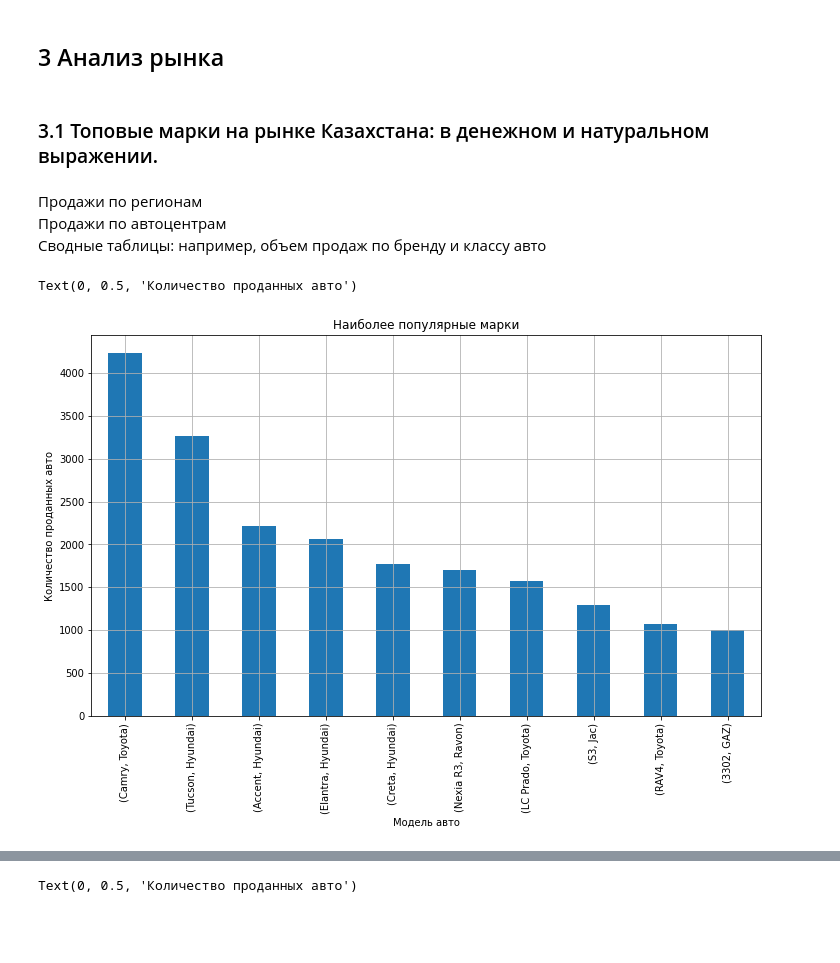
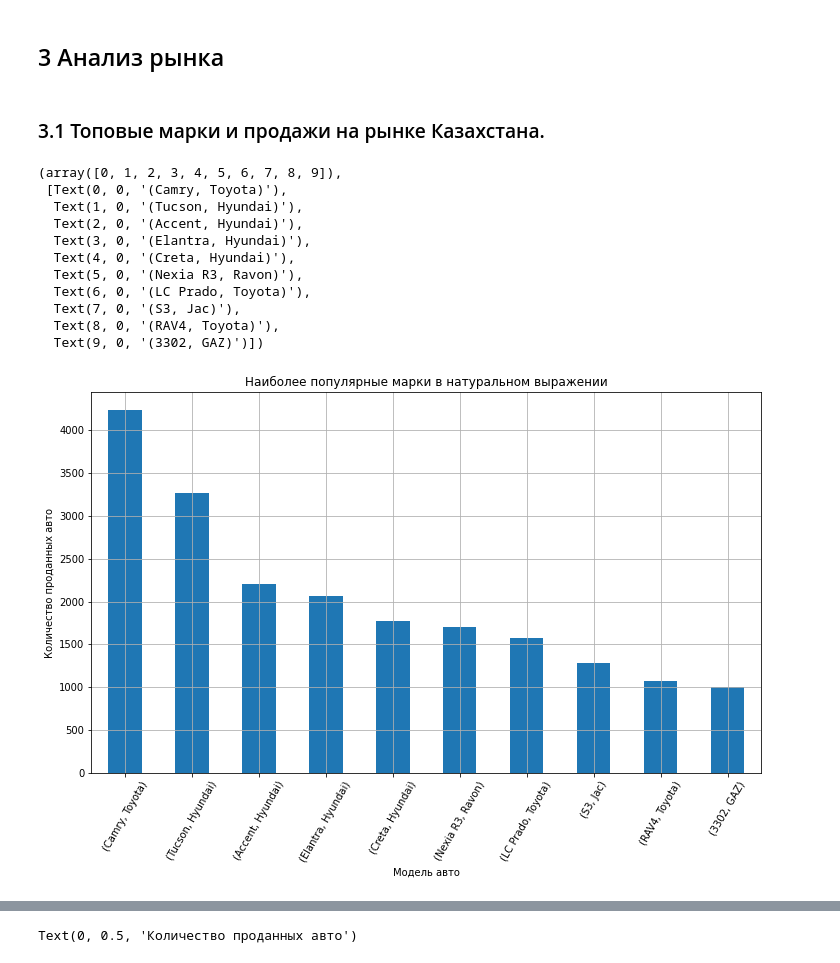
Before and after one commit to Heensz/analysis-of-the-car-market-of-Kazakhstan, a Jupyter notebook: Анализ авторынка Казахстана.ipynb, the cells around one changed output, grey strips where cells are left out. Drawn from its saved outputs; the diff is of its cells as text; code cells hidden in the pictures; blank space fills up the shorter version.

```diff
--- a/Анализ авторынка Казахстана.ipynb
+++ b/Анализ авторынка Казахстана.ipynb
@@ -1124,18 +1136,24 @@ plt.scatter(df['customer_type'], df['sale_usd'])
 # %% [markdown]
 ## 3 Анализ рынка
 # %% [markdown]
-### 3.1 Топовые марки на рынке Казахстана: в денежном и натуральном выражении.
+### 3.1 Топовые марки и продажи на рынке Казахстана.
-# %% [markdown]
-
-Продажи по регионам
-Продажи по автоцентрам
-Сводные таблицы: например, объем продаж по бренду и классу авто
 # %%
 plt.figure(figsize=(12, 7))
 df.groupby(['model','brand'])['model'].count().sort_values(ascending=False).head(10).plot(kind='bar', figsize=(12,7), grid=True)
-plt.title('Наиболее популярные марки')
+plt.title('Наиболее популярные марки в натуральном выражении')
 plt.xlabel('Модель авто')
 plt.ylabel('Количество проданных авто')
+plt.xticks(rotation=60)
 # %% [output]
-Text(0, 0.5, 'Количество проданных авто')
+(array([0, 1, 2, 3, 4, 5, 6, 7, 8, 9]),
+ [Text(0, 0, '(Camry, Toyota)'),
+  Text(1, 0, '(Tucson, Hyundai)'),
+  Text(2, 0, '(Accent, Hyundai)'),
+  Text(3, 0, '(Elantra, Hyundai)'),
+  Text(4, 0, '(Creta, Hyundai)'),
+  Text(5, 0, '(Nexia R3, Ravon)'),
+  Text(6, 0, '(LC Prado, Toyota)'),
+  Text(7, 0, '(S3, Jac)'),
+  Text(8, 0, '(RAV4, Toyota)'),
+  Text(9, 0, '(3302, GAZ)')])
-[figure, old version]
+[figure, new version]
```
Also changed, not shown: parts of 35 cells of this notebook.
